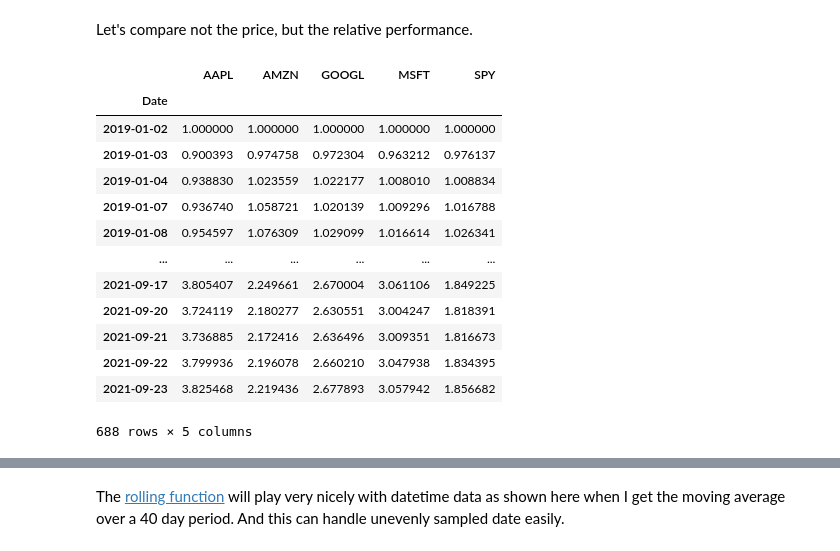
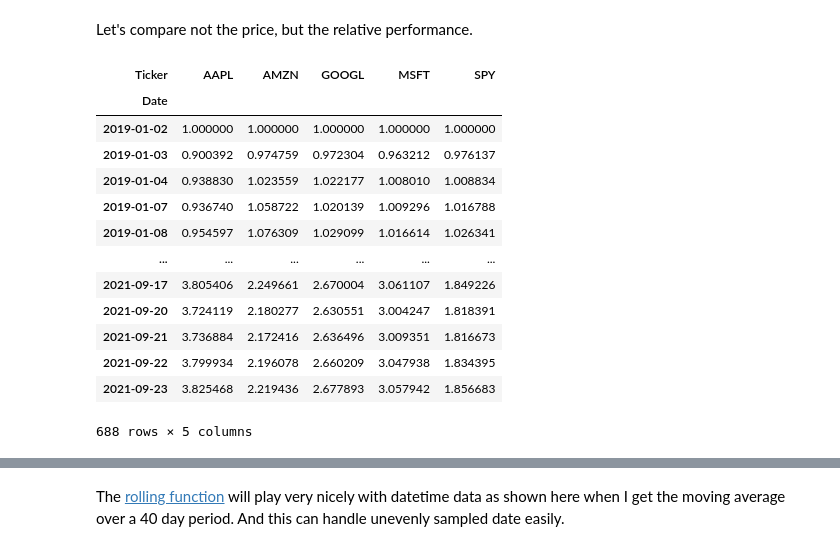
Before and after one commit to bfortuno/Surgical-Phase-Recognition, a Jupyter notebook: docs/tutorial_notebooks/tutorial1/python_basics.ipynb, the cells around one changed output, grey strips where cells are left out. Drawn from its saved outputs; the diff is of its cells as text; code cells hidden in the pictures.

```diff
--- a/docs/tutorial_notebooks/tutorial1/python_basics.ipynb
+++ b/docs/tutorial_notebooks/tutorial1/python_basics.ipynb
@@ -860,21 +871,21 @@ df
 # %% [markdown]
 Let's compare not the price, but the relative performance.
 # %%
-df = df['Adj Close']
+df = df['Close']
 df = df / df.iloc[0]
 df
 # %% [output]
-|  | AAPL | AMZN | GOOGL | MSFT | SPY |
+| Ticker | AAPL | AMZN | GOOGL | MSFT | SPY |
 | Date |  |  |  |  |  |
 | 2019-01-02 | 1.000000 | 1.000000 | 1.000000 | 1.000000 | 1.000000 |
-| 2019-01-03 | 0.900393 | 0.974758 | 0.972304 | 0.963212 | 0.976137 |
+| 2019-01-03 | 0.900392 | 0.974759 | 0.972304 | 0.963212 | 0.976137 |
 | 2019-01-04 | 0.938830 | 1.023559 | 1.022177 | 1.008010 | 1.008834 |
-| 2019-01-07 | 0.936740 | 1.058721 | 1.020139 | 1.009296 | 1.016788 |
+| 2019-01-07 | 0.936740 | 1.058722 | 1.020139 | 1.009296 | 1.016788 |
 | 2019-01-08 | 0.954597 | 1.076309 | 1.029099 | 1.016614 | 1.026341 |
 | ... | ... | ... | ... | ... | ... |
-| 2021-09-17 | 3.805407 | 2.249661 | 2.670004 | 3.061106 | 1.849225 |
+| 2021-09-17 | 3.805406 | 2.249661 | 2.670004 | 3.061107 | 1.849226 |
 | 2021-09-20 | 3.724119 | 2.180277 | 2.630551 | 3.004247 | 1.818391 |
-| 2021-09-21 | 3.736885 | 2.172416 | 2.636496 | 3.009351 | 1.816673 |
-| 2021-09-22 | 3.799936 | 2.196078 | 2.660210 | 3.047938 | 1.834395 |
-| 2021-09-23 | 3.825468 | 2.219436 | 2.677893 | 3.057942 | 1.856682 |
+| 2021-09-21 | 3.736884 | 2.172416 | 2.636496 | 3.009351 | 1.816673 |
+| 2021-09-22 | 3.799934 | 2.196078 | 2.660209 | 3.047938 | 1.834395 |
+| 2021-09-23 | 3.825468 | 2.219436 | 2.677893 | 3.057942 | 1.856683 |
 688 rows × 5 columns
```
Also changed, not shown: parts of 67 cells of this notebook, 1 other file.
